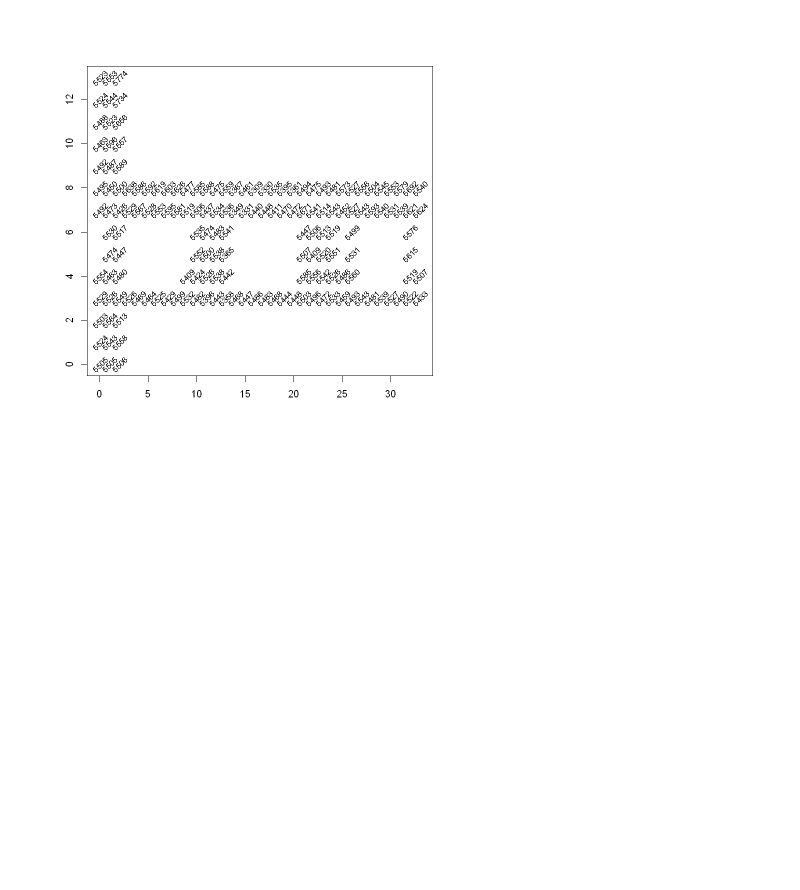
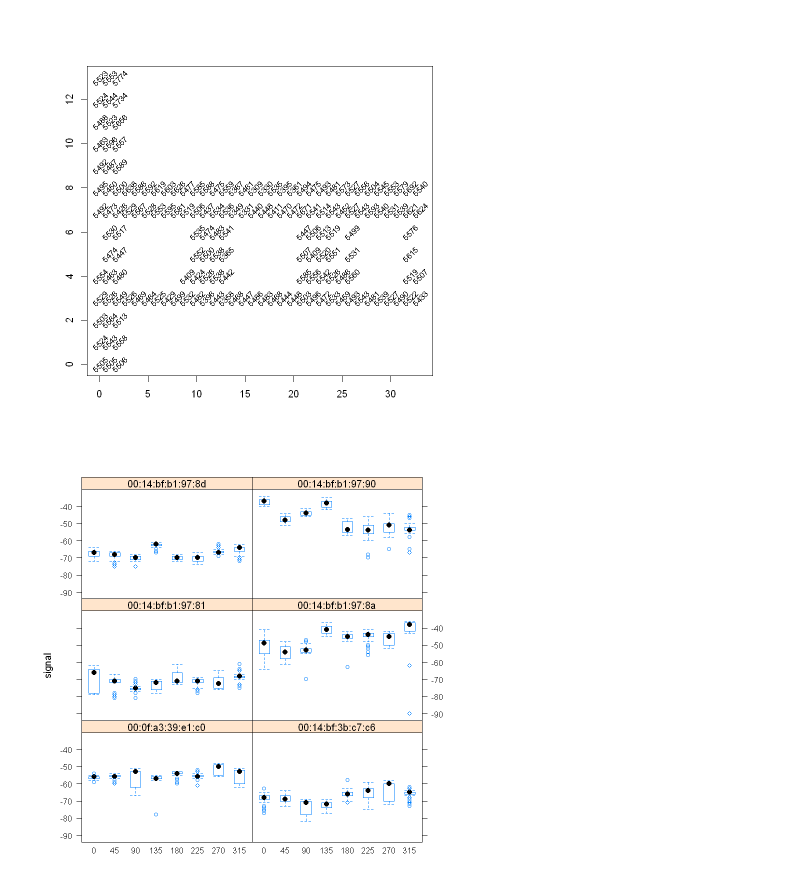
Before and after one commit to davxdan/Quantifying-The-World, a Jupyter notebook: dDavieauCaseStudy1.ipynb, the cells around one changed output. Drawn from its saved outputs; the diff is of its cells as text; code cells hidden in the pictures; blank space fills up the shorter version.

```diff
--- a/dDavieauCaseStudy1.ipynb
+++ b/dDavieauCaseStudy1.ipynb
@@ -193,3 +200,12 @@ plot(locCounts, type = "n", xlab = "", ylab = "")
 text(locCounts, labels = locCounts[,3], cex = .8, srt = 45)
 # %% [output]
 [figure]
+# %%
+#checking distributions
+library(lattice)
+bwplot(signal ~ factor(angle) | mac, data = offline,
+       subset = posX == 2 & posY == 12
+       & mac != "00:0f:a3:39:dd:cd",
+       layout = c(2,3))
+# %% [output]
+[figure, added]
```
Also changed, not shown: parts of 1 cell of this notebook.
